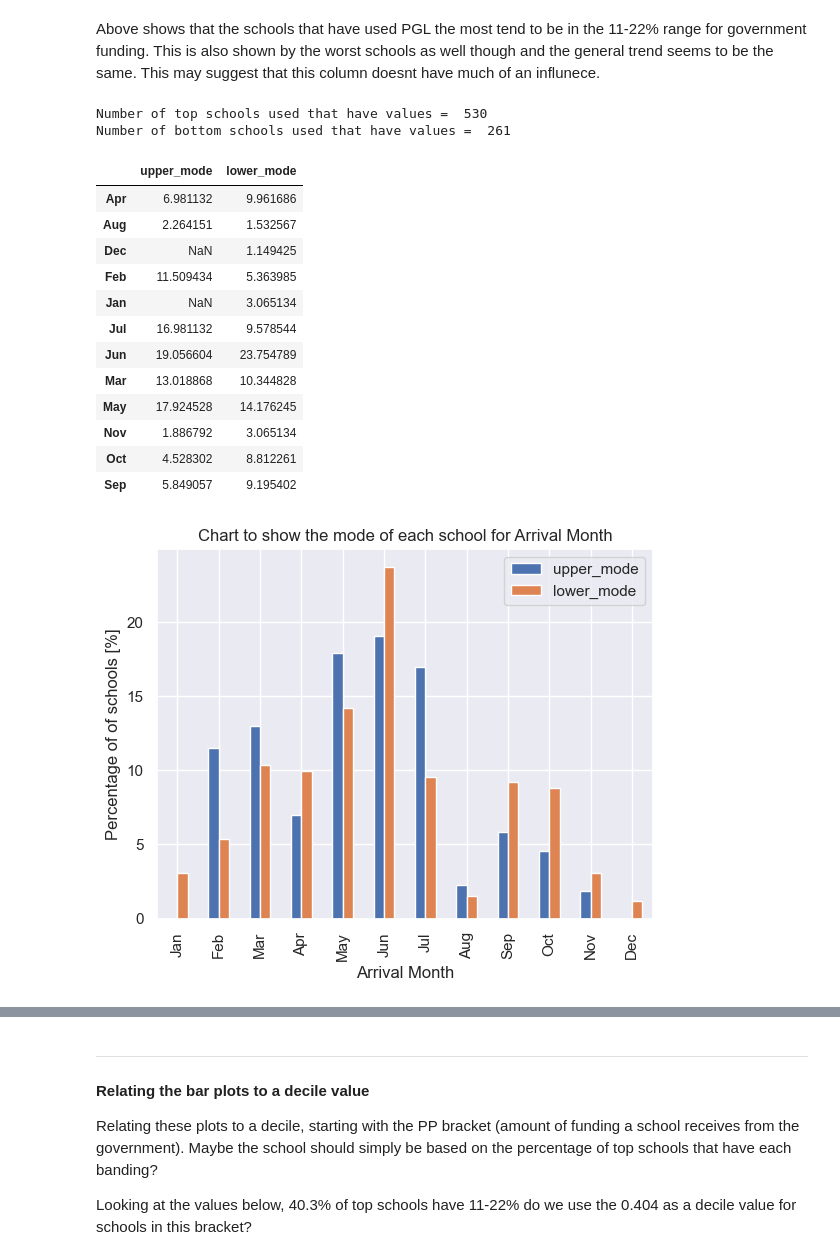
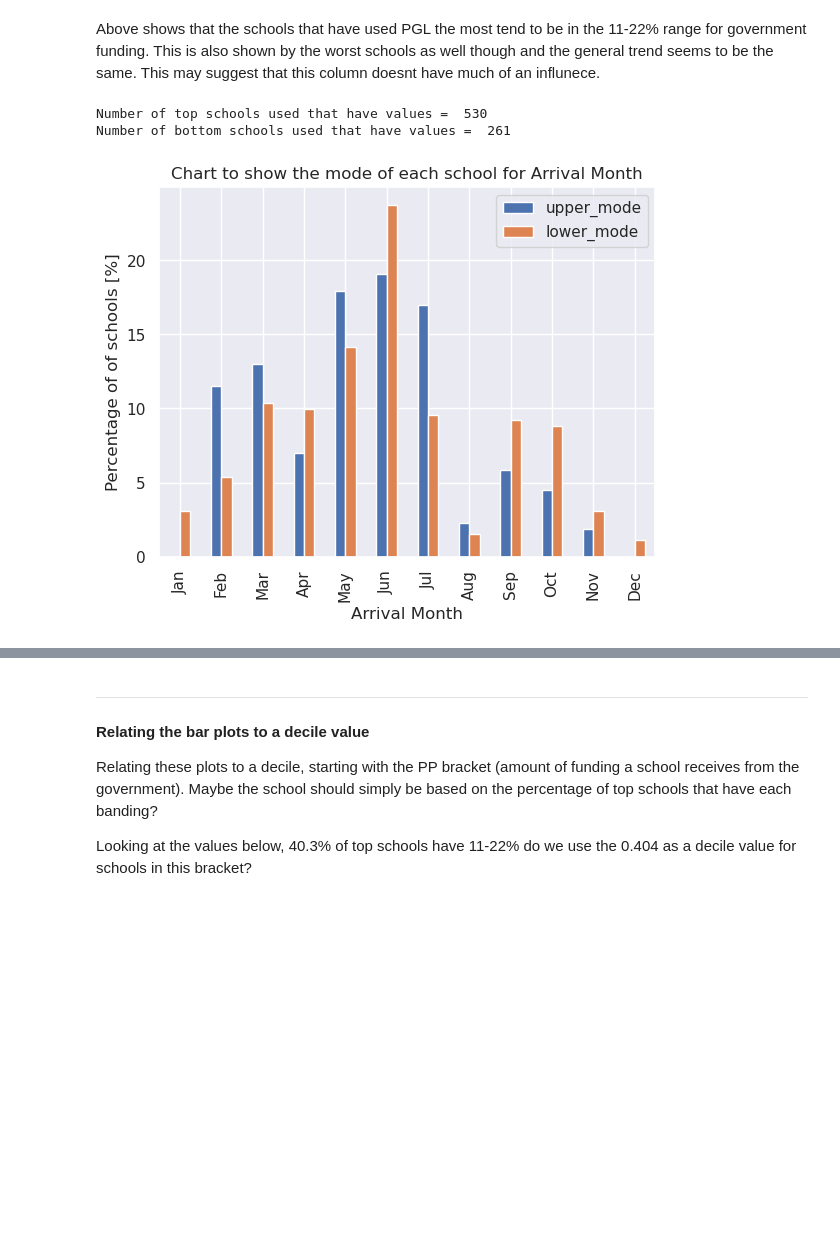
Before and after one commit to maxcwalker/documents, a Jupyter notebook: jupyter/prospectMapping/prospect_mapping_2.ipynb, the cells around one changed output, grey strips where cells are left out. Cells and saved outputs as stored; diff of their text form; code cells hidden in the pictures; blank space fills up the shorter version.

```diff
--- a/jupyter/prospectMapping/prospect_mapping_2.ipynb
+++ b/jupyter/prospectMapping/prospect_mapping_2.ipynb
@@ -139,23 +172,11 @@ Number of bottom schools used that have values =  125
 Above shows that the schools that have used PGL the most tend to be in the 11-22% range for government funding. This is also shown by the worst schools as well though and the general trend seems to be the same. This may suggest that this column doesnt have much of an influnece.
 # %%
 order_months = ['Jan','Feb','Mar','Apr','May','Jun','Jul','Aug','Sep','Oct','Nov','Dec']
-mode_bar_bands(col[31],order_months)
+monthly = mode_bar_bands(col[31],order_months)
+# plt.close()
 # %% [output]
 Number of top schools used that have values =  530
 Number of bottom schools used that have values =  261
-|  | upper_mode | lower_mode |
-| Apr | 6.981132 | 9.961686 |
-| Aug | 2.264151 | 1.532567 |
-| Dec | NaN | 1.149425 |
-| Feb | 11.509434 | 5.363985 |
-| Jan | NaN | 3.065134 |
-| Jul | 16.981132 | 9.578544 |
-| Jun | 19.056604 | 23.754789 |
-| Mar | 13.018868 | 10.344828 |
-| May | 17.924528 | 14.176245 |
-| Nov | 1.886792 | 3.065134 |
-| Oct | 4.528302 | 8.812261 |
-| Sep | 5.849057 | 9.195402 |
-[figure, old version]
+[figure, new version]
 # %%
 mode_bar_bands(col[6],0)
```
Also changed, not shown: parts of 25 cells of this notebook, 3 other files.
